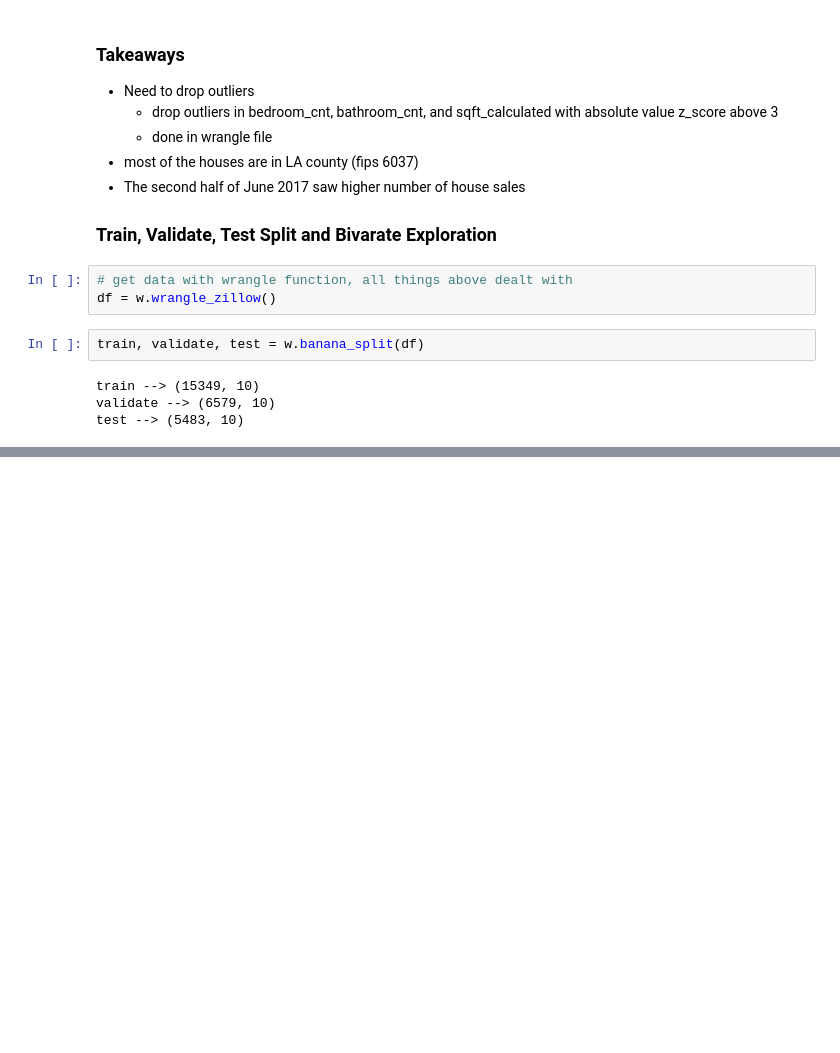
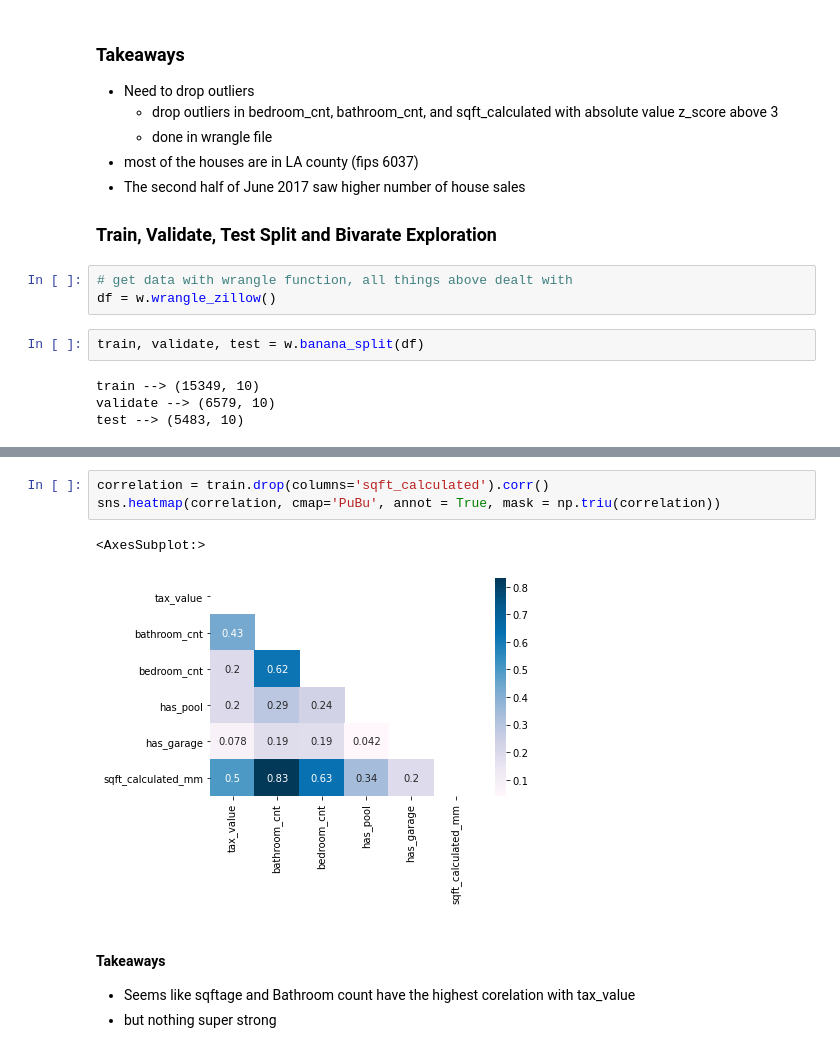
Before and after one commit to HeatherOrtegaMcMillan/zillow_regression_project, a Jupyter notebook: final_notebook.ipynb, the cells around one changed output, grey strips where cells are left out. Saved outputs shown, nothing was run; the diff lists cells and outputs as text; blank space fills up the shorter version.

```diff
--- a/final_notebook.ipynb
+++ b/final_notebook.ipynb
@@ -245,0 +276,10 @@ test --> (5483, 10)
+# %%
+correlation = train.drop(columns='sqft_calculated').corr()
+sns.heatmap(correlation, cmap='PuBu', annot = True, mask = np.triu(correlation))
+# %% [output]
+<AxesSubplot:>
+[figure, added]
+# %% [markdown]
+#### Takeaways
+- Seems like sqftage and Bathroom count have the highest corelation with tax_value
+- but nothing super strong
```
Also changed, not shown: parts of 42 cells of this notebook.
